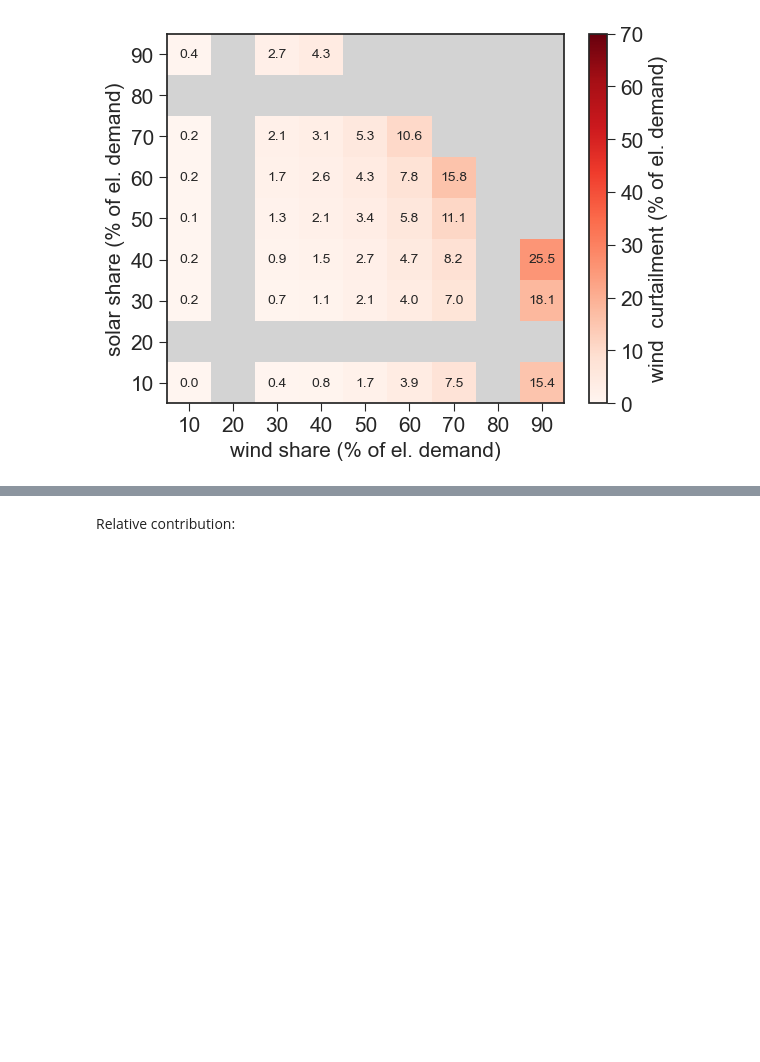
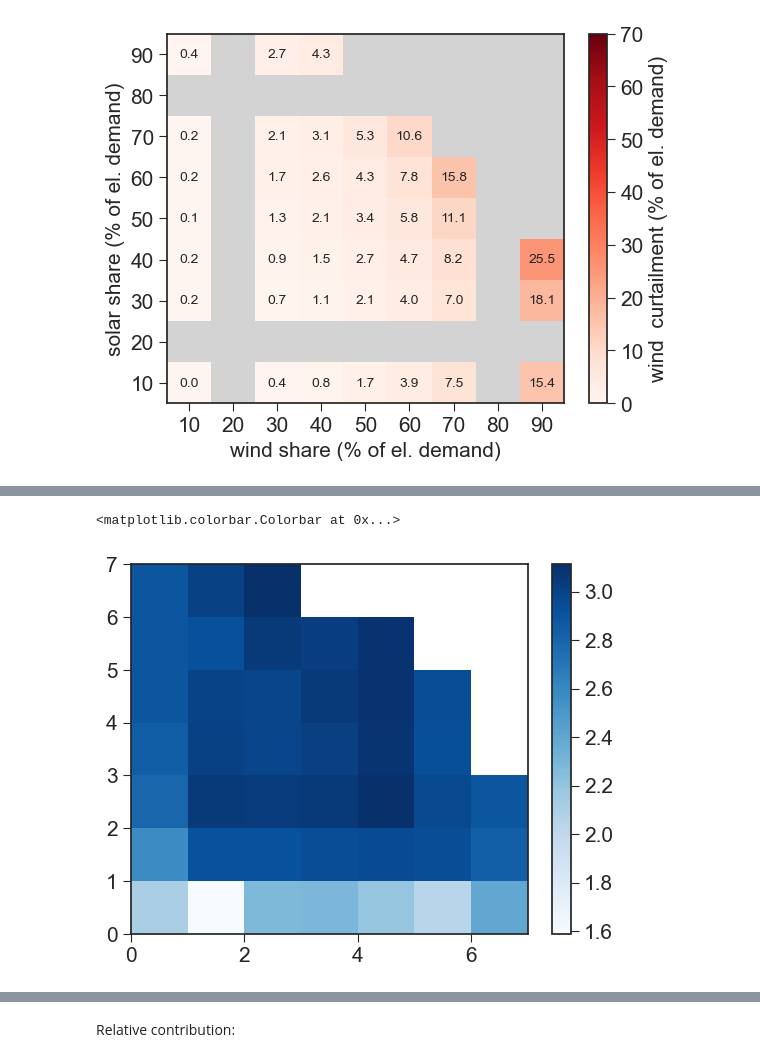
Before and after one commit to ebbekyhl/PyPSA-Eur-Curtailment-Emulator, a Jupyter notebook: test_pypsa_emulator.ipynb, the cells around one changed output, grey strips where cells are left out. Drawn from its saved outputs; the diff is of its cells as text; code cells hidden in the pictures; blank space fills up the shorter version.

```diff
--- a/test_pypsa_emulator.ipynb
+++ b/test_pypsa_emulator.ipynb
@@ -503,0 +525,6 @@ figs[LDES_case,0].savefig("figures/wind/model_wind_curtailment_LDES_case.png",
+# %%
+plt.pcolormesh(duration_sdes.unstack(),cmap="Blues")
+plt.colorbar()
+# %% [output]
+<matplotlib.colorbar.Colorbar at 0x...>
+[figure, added]
```
Also changed, not shown: parts of 13 cells of this notebook, 4 other files.
